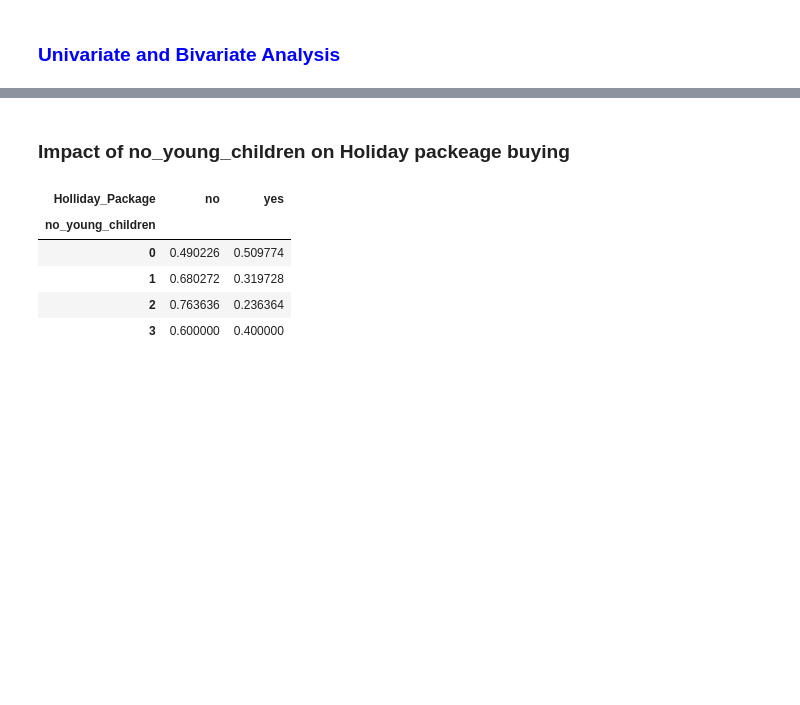
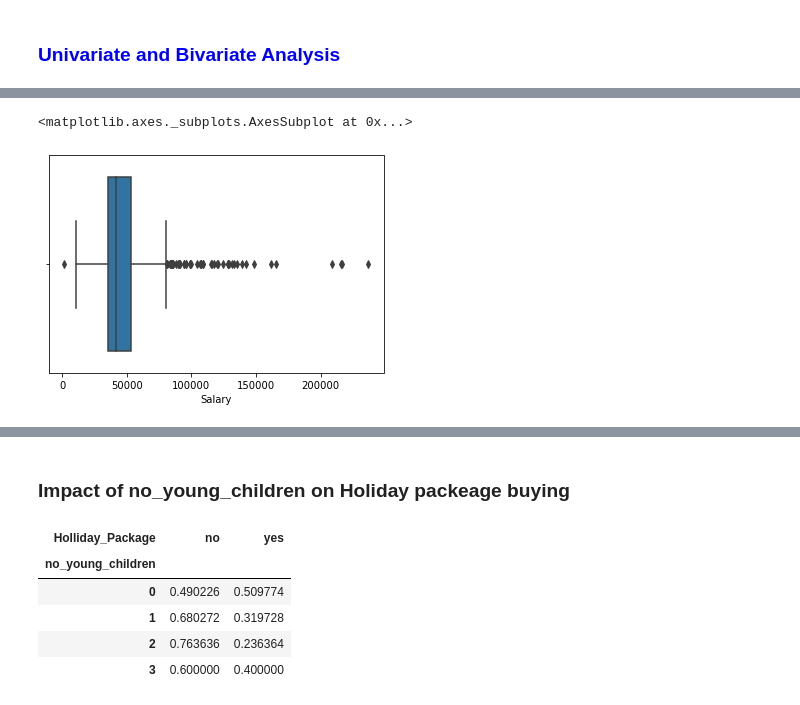
Before and after one commit to BharatKanzariya/Freelancer_Project, a Jupyter notebook: 2. Holiday_Package_Analysis/Holiday_Package_Analysis.ipynb, the cells around one changed output, grey strips where cells are left out. Cells and saved outputs as stored; diff of their text form; code cells hidden in the pictures; blank space fills up the shorter version.

```diff
--- a/2. Holiday_Package_Analysis/Holiday_Package_Analysis.ipynb
+++ b/2. Holiday_Package_Analysis/Holiday_Package_Analysis.ipynb
@@ -130,0 +86,6 @@ plt.boxplot(df.no_older_children)
+# %%
+# plot boxplot of salary column
+sns.boxplot(df.Salary)
+# %% [output]
+<matplotlib.axes._subplots.AxesSubplot at 0x...>
+[figure, added]
```
Also changed, not shown: parts of 92 cells of this notebook, 1 other file.
